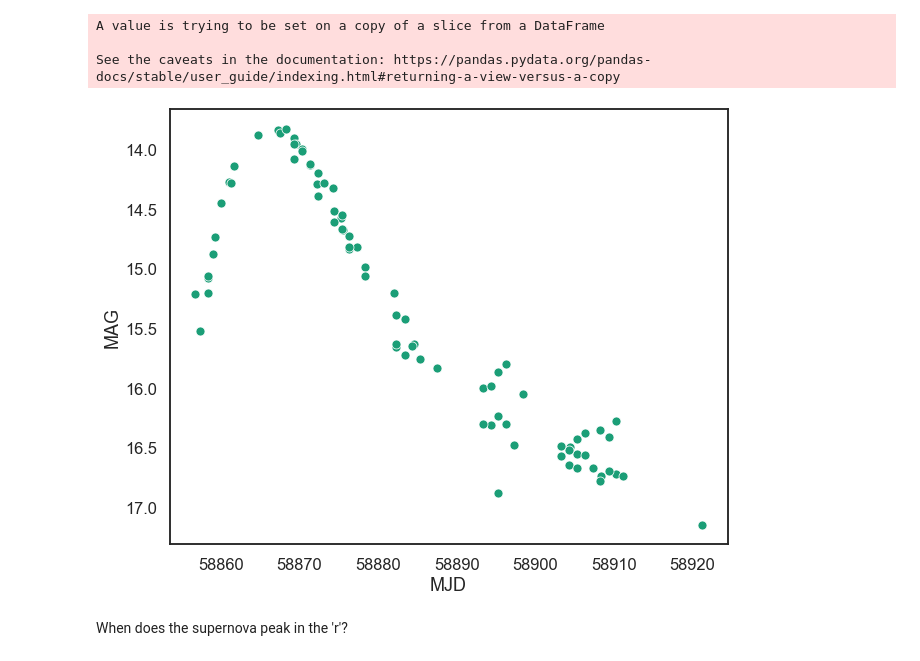
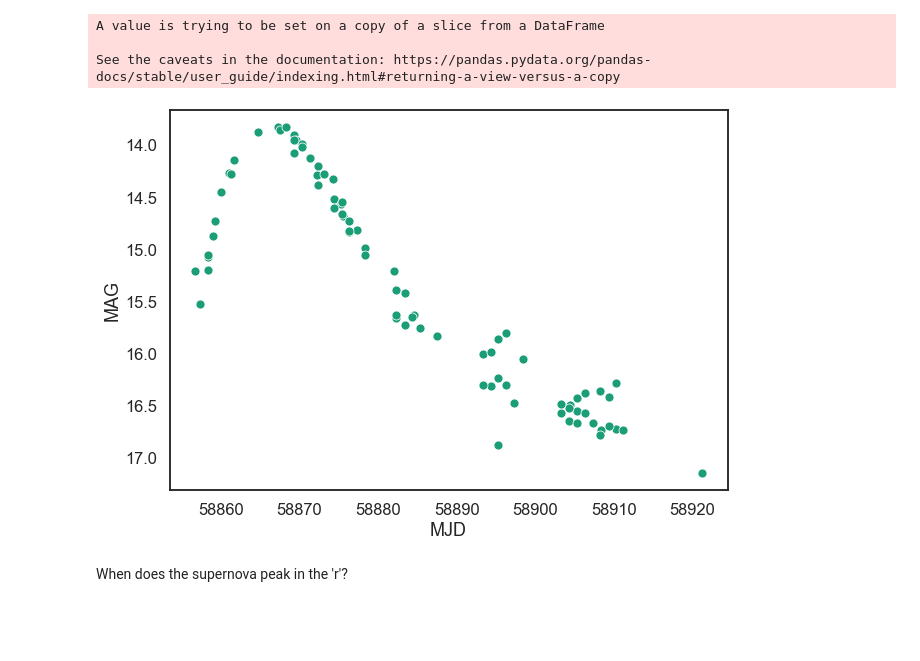
Before and after one commit to archipleym/melalexcharmicyrus_final, a Jupyter notebook: Alex_Sandbox.ipynb, the cells around one changed output. Drawn from its saved outputs; the diff is of its cells as text; code cells hidden in the pictures; blank space fills up the shorter version.

```diff
--- a/Alex_Sandbox.ipynb
+++ b/Alex_Sandbox.ipynb
@@ -166,11 +165,11 @@ A value is trying to be set on a copy of a slice from a DataFrame
 
 See the caveats in the documentation: https://pandas.pydata.org/pandas-docs/stable/user_guide/indexing.html#returning-a-view-versus-a-copy
 # %%
-plt.figure(figsize=(10,8))
+plt.figure(figsize=(10,7))
 sns.scatterplot(x='MJD', y='MAG',data=oneBand);
 plt.gca().invert_yaxis()
 # %% [output]
-[figure, old version]
+[figure, new version]
 # %% [markdown]
 When does the supernova peak in the 'r'?
 # %%
```
Also changed, not shown: parts of 31 cells of this notebook, 6 other files.
